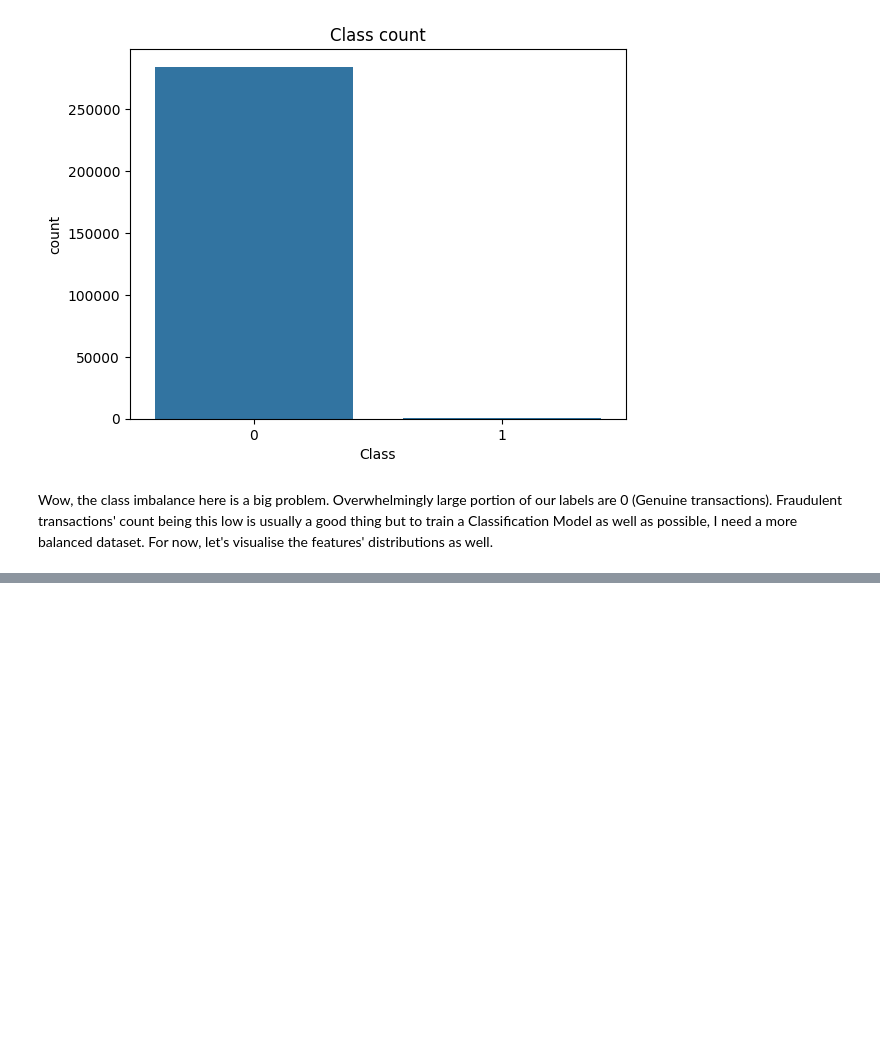
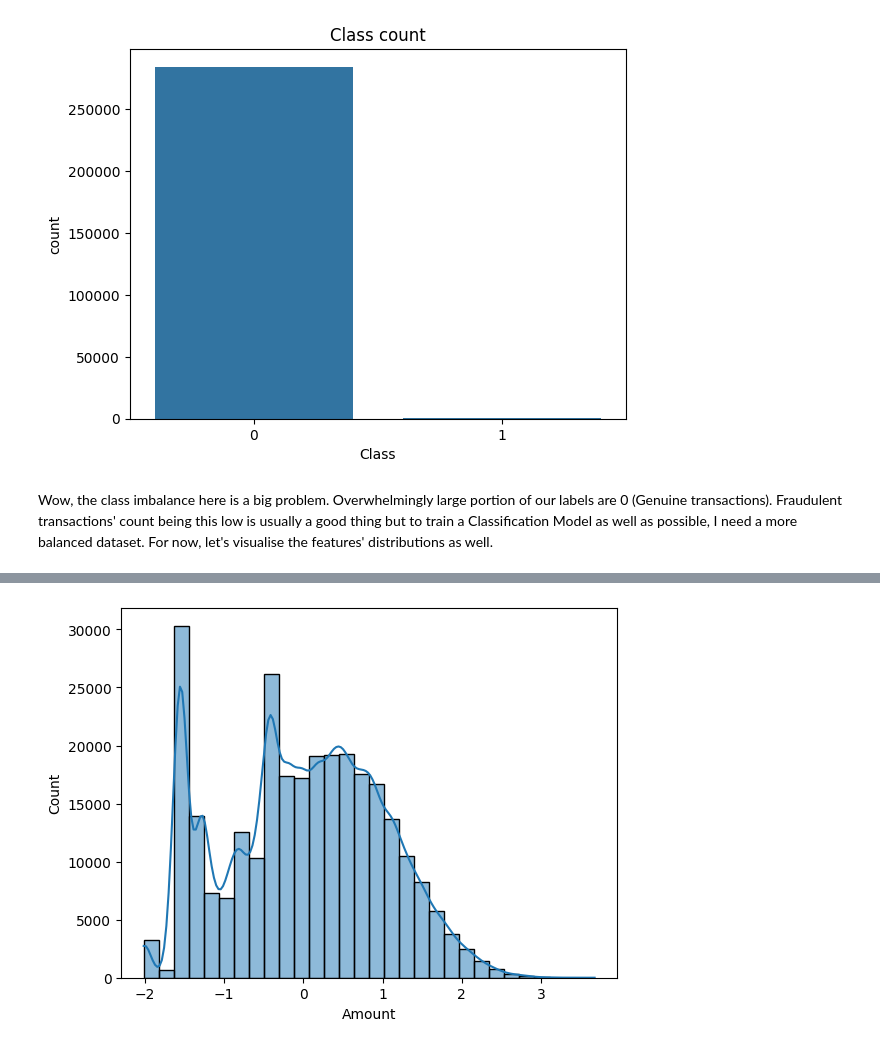
Before and after one commit to DoubleCyclone/Credit-Card-Fraud-Detection, a Jupyter notebook: notebooks/credit_card_fraud_detection.ipynb, the cells around one changed output, grey strips where cells are left out. Drawn from its saved outputs; the diff is of its cells as text; code cells hidden in the pictures; blank space fills up the shorter version.

```diff
--- a/notebooks/credit_card_fraud_detection.ipynb
+++ b/notebooks/credit_card_fraud_detection.ipynb
@@ -115,0 +123,14 @@ Most of our features's plots look like a normal distribution which is also usefu
+# %%
+# Initialize Power Transformer, default is already Yeo-Johnson
+pt = skp.PowerTransformer()
+
+# Copy the training data so I do not edit it
+X_train_scaled = X_train.copy()
+
+# Power Transform
+X_train_scaled['Amount'] = pt.fit_transform(pd.DataFrame(X_train_scaled['Amount']))
+
+# Plot distribution
+_ = sns.histplot(data=X_train_scaled, x='Amount', bins=30, kde=True)
+# %% [output]
+[figure, added]
```
Also changed, not shown: parts of 22 cells of this notebook.
